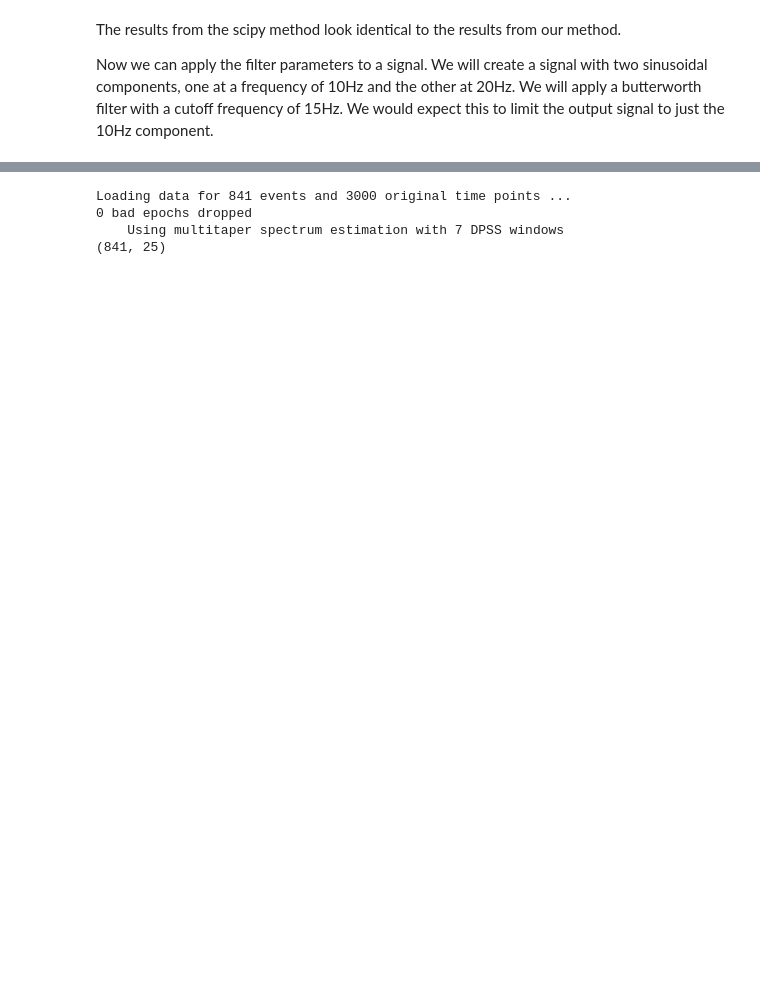
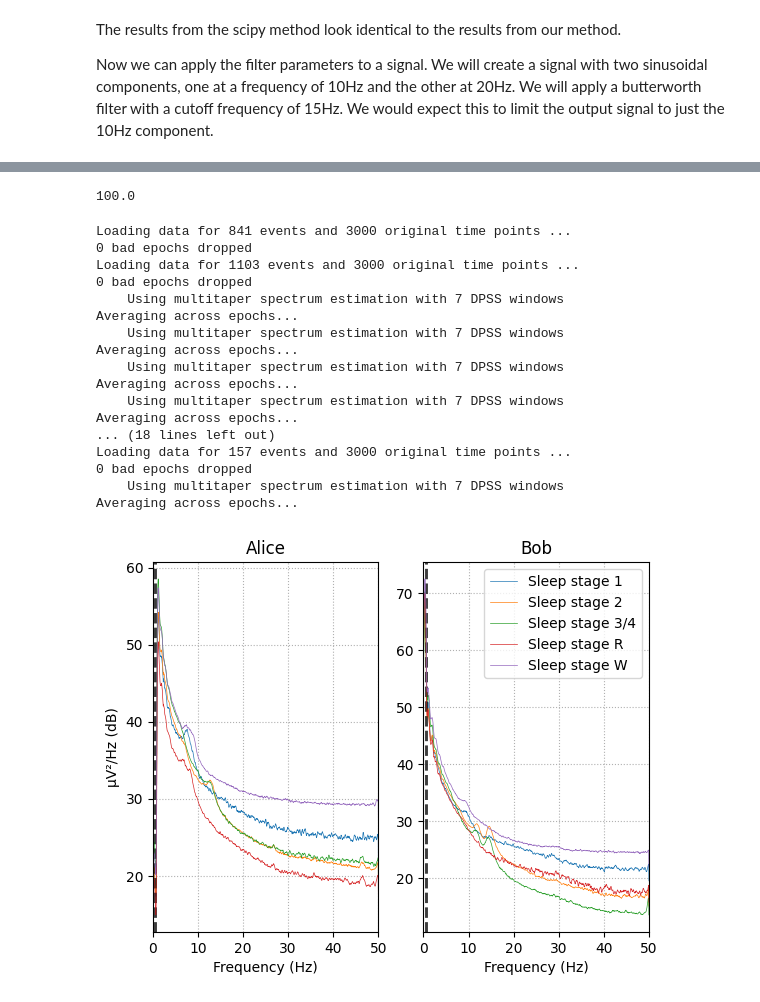
Before and after one commit to derekjohnsonva/dsp_final_project, a Jupyter notebook: butterworth.ipynb, the cells around one changed output, grey strips where cells are left out. Saved outputs shown, nothing was run; the diff lists cells and outputs as text; code cells hidden in the pictures; blank space fills up the shorter version.

```diff
--- a/butterworth.ipynb
+++ b/butterworth.ipynb
@@ -263,3 +314,65 @@ Averaging across epochs...
+# %%
+epochs_train.info["sfreq"]
+# %% [output]
+100.0
+# %%
+from scipy.signal import lfilter
+
+sample_frequency = epochs_train.info["sfreq"] # 100Hz
+
+# make a low-pass filter with a cutoff frequency of 40Hz
+b, a = butterworth(10, 40, sample_frequency, type=FilterType.LOWPASS)
+lowpass = lambda x: lfilter(b, a, x)
+# make a hi-pass filter with a cutoff frequency of 1Hz
+b, a = butterworth(10, 1, sample_frequency, type=FilterType.HIGHPASS)
+highpass = lambda x: lfilter(b, a, x)
+# apply the functions to the channels of the epochs
+epochs_train_filtered = epochs_train.copy()
+epochs_train_filtered.load_data().apply_function(lowpass, picks='eeg')
+epochs_train_filtered.load_data().apply_function(highpass, picks='eeg')
+
+epochs_test_filtered = epochs_test.copy()
+epochs_test_filtered.load_data().apply_function(lowpass, picks='eeg')
+epochs_test_filtered.load_data().apply_function(highpass, picks='eeg')
+# epochs_train.apply_function(highpass, picks='eeg')
+# visualize Alice vs. Bob PSD by sleep stage.
+fig, (ax1, ax2) = plt.subplots(ncols=2)
+
+# iterate over the subjects
+stage_colors = plt.rcParams['axes.prop_cycle'].by_key()['color']
+stages = sorted(EVENT_ID.keys())
+for ax, title, epochs in zip([ax1, ax2],
+                             ['Alice', 'Bob'],
+                             [epochs_train_filtered, epochs_test]):
+
+    for stage, color in zip(stages, stage_colors):
+        # getting all of the epochs of the specified stage and computing the PSD
+        spectrum = epochs[stage].compute_psd(picks='eeg', fmin=0, fmax=50.)
+        spectrum.plot(ci=None, color=color, axes=ax,
+                      show=False, average=True, spatial_colors=False)
+    ax.set(title=title, xlabel='Frequency (Hz)')
+ax1.set(ylabel='µV²/Hz (dB)')
+ax2.legend(ax2.lines[2::3], stages)
+plt.show()
+# %% [output]
+Loading data for 841 events and 3000 original time points ...
+0 bad epochs dropped
+Loading data for 1103 events and 3000 original time points ...
+0 bad epochs dropped
+    Using multitaper spectrum estimation with 7 DPSS windows
+Averaging across epochs...
+    Using multitaper spectrum estimation with 7 DPSS windows
+Averaging across epochs...
+    Using multitaper spectrum estimation with 7 DPSS windows
+Averaging across epochs...
+    Using multitaper spectrum estimation with 7 DPSS windows
+Averaging across epochs...
+... (18 lines left out)
+Loading data for 157 events and 3000 original time points ...
+0 bad epochs dropped
+    Using multitaper spectrum estimation with 7 DPSS windows
+Averaging across epochs...
+[figure, added]
 # %%
 from sklearn.preprocessing import FunctionTransformer
 
@@ -307,8 +417,0 @@ funct_transformer = FunctionTransformer(eeg_power_band, validate=False)
-# %%
-X = funct_transformer.transform(epochs_train.copy())
-print(X.shape)
-# %% [output]
-Loading data for 841 events and 3000 original time points ...
-0 bad epochs dropped
-    Using multitaper spectrum estimation with 7 DPSS windows
-(841, 25)
```
Also changed, not shown: parts of 16 cells of this notebook.
